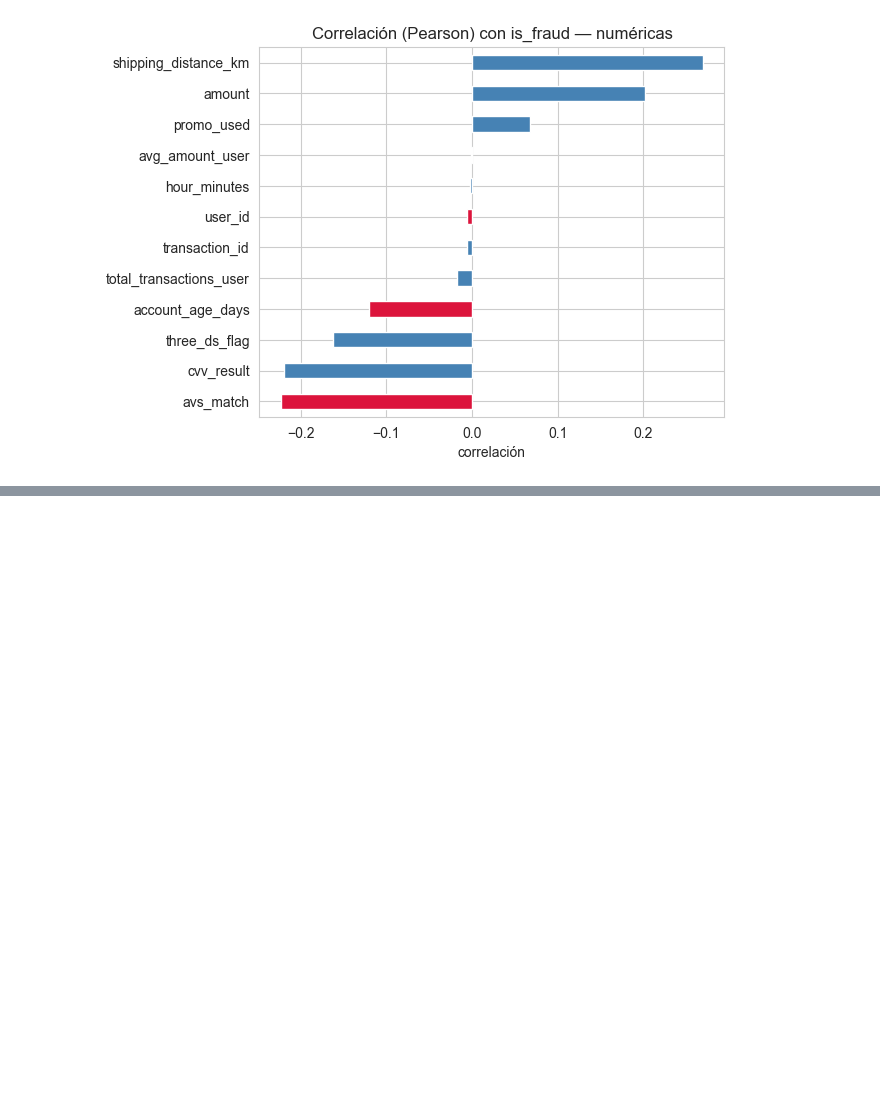
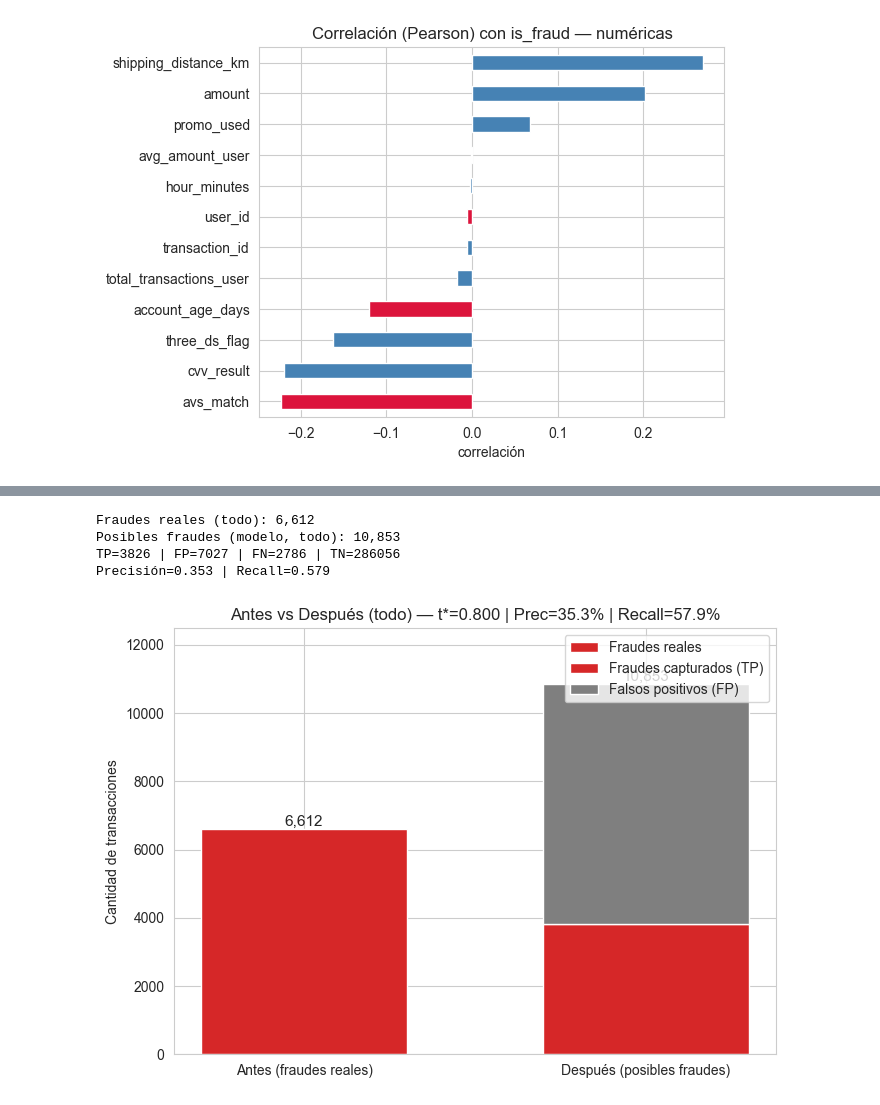
Before and after one commit to DavidRC-Ing/Ecomerce-Fraud-Detection, a Jupyter notebook: Project_fraud_Detection.ipynb, the cells around one changed output, grey strips where cells are left out. Saved outputs shown, nothing was run; the diff lists cells and outputs as text; code cells hidden in the pictures; blank space fills up the shorter version.

```diff
--- a/Project_fraud_Detection.ipynb
+++ b/Project_fraud_Detection.ipynb
@@ -492,0 +707,68 @@ X_train.shape, X_test.shape, y_train.mean(), y_test.mean()
+# %%
+# grafico de la cantidad de casos de posible fraude despues de entrenar el modelo Vs anteriores
+
+
+
+# 1) X e y del dataset completo (reutilizando tus listas de columnas)
+X_all = data[[c for c in (num_features + cat_features) if c in data.columns]].copy()
+y_all = data['is_fraud'].astype(int)
+
+# 2) Umbral: reutiliza el que ya calculaste (ajústalo si tu valor fue distinto)
+try:
+    best_t = 0.8
+except NameError:
+    best_t
+
+# 3) Probabilidades y predicción binaria en TODO el dataset
+y_proba_all = clf.predict_proba(X_all)[:, 1]
+y_pred_all  = (y_proba_all >= best_t).astype(int)
+
+# 4) Conteos (TP, FP, FN, TN) y métricas rápidas
+TP_all = int(((y_all==1) & (y_pred_all==1)).sum())
+FP_all = int(((y_all==0) & (y_pred_all==1)).sum())
+FN_all = int(((y_all==1) & (y_pred_all==0)).sum())
+TN_all = int(((y_all==0) & (y_pred_all==0)).sum())
+
+fraudes_reales_all   = int(y_all.sum())
+posibles_fraudes_all = int(y_pred_all.sum())
+
+precision_all = TP_all / (TP_all + FP_all) if (TP_all + FP_all) > 0 else 0.0
+recall_all    = TP_all / (TP_all + FN_all) if (TP_all + FN_all) > 0 else 0.0
+
+print(f"Fraudes reales (todo): {fraudes_reales_all:,}")
+print(f"Posibles fraudes (modelo, todo): {posibles_fraudes_all:,}")
+print(f"TP={TP_all} | FP={FP_all} | FN={FN_all} | TN={TN_all}")
+print(f"Precisión={precision_all:.3f} | Recall={recall_all:.3f}")
+# %% [output]
+Fraudes reales (todo): 6,612
+Posibles fraudes (modelo, todo): 10,853
+TP=3826 | FP=7027 | FN=2786 | TN=286056
+Precisión=0.353 | Recall=0.579
+# %%
+
+labels = ['Antes (fraudes reales)', 'Después (posibles fraudes)']
+x = np.arange(len(labels))
+width = 0.6
+
+plt.figure(figsize=(7,5))
+
+# Barra "Antes": solo fraudes reales
+plt.bar(x[0], fraudes_reales_all, width, color='#d62728', label='Fraudes reales')
+
+# Barra "Después": apilada TP (rojo) + FP (gris)
+plt.bar(x[1], TP_all, width, color='#d62728', label='Fraudes capturados (TP)')
+plt.bar(x[1], FP_all, width, bottom=TP_all, color='#7f7f7f', label='Falsos positivos (FP)')
+
+# Etiquetas numéricas
+plt.text(x[0], fraudes_reales_all, f'{fraudes_reales_all:,}', ha='center', va='bottom', fontsize=11)
+plt.text(x[1], posibles_fraudes_all, f'{posibles_fraudes_all:,}', ha='center', va='bottom', fontsize=11)
+
+plt.xticks(x, labels)
+plt.ylabel('Cantidad de transacciones')
+plt.title(f'Antes vs Después (todo) — t*={best_t:.3f} | Prec={precision_all:.1%} | Recall={recall_all:.1%}')
+plt.legend(loc='upper right')
+plt.ylim(0, max(fraudes_reales_all, posibles_fraudes_all)*1.15)
+plt.tight_layout()
+plt.show()
+# %% [output]
+[figure, added]
```
Also changed, not shown: parts of 29 cells of this notebook.
